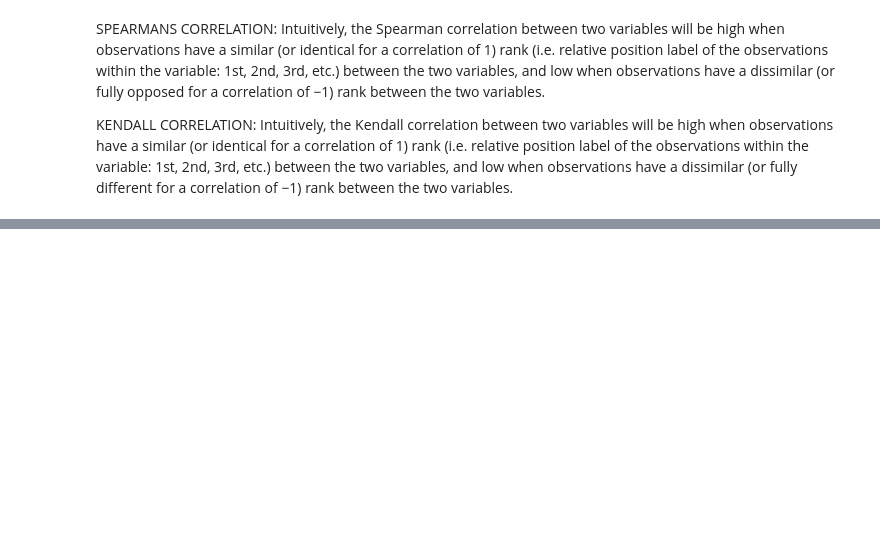
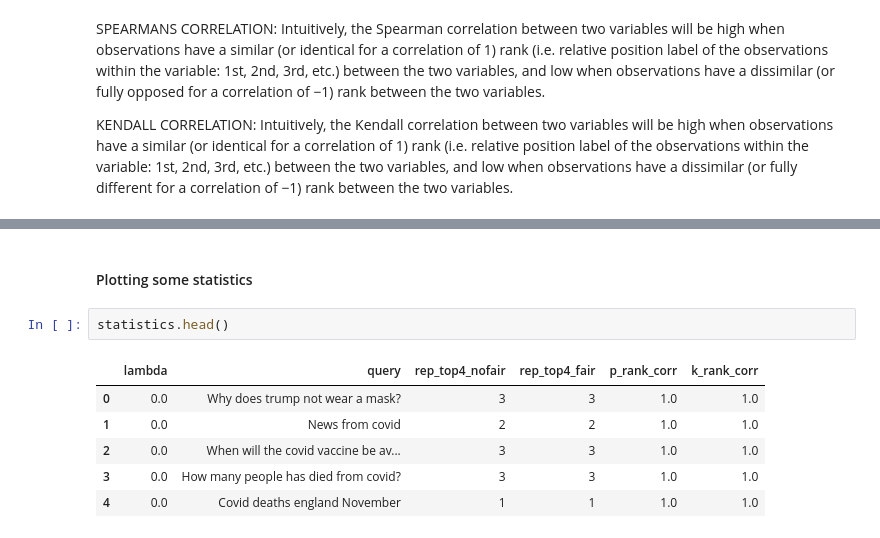
Before and after one commit to EduardVergesFranch/COVID_SEARCHENGINE, a Jupyter notebook: notebook/RQ2_OutputDiversification.ipynb, the cells around one changed output, grey strips where cells are left out. Saved outputs shown, nothing was run; the diff lists cells and outputs as text; blank space fills up the shorter version.

```diff
--- a/notebook/RQ2_OutputDiversification.ipynb
+++ b/notebook/RQ2_OutputDiversification.ipynb
@@ -582,0 +589,11 @@ Kendalls Rank Correlation -0.07 and p_value 0.86.
+# %% [markdown]
+#### Plotting some statistics
+# %%
+statistics.head()
+# %% [output]
+|  | lambda | query | rep_top4_nofair | rep_top4_fair | p_rank_corr | k_rank_corr |
+| 0 | 0.0 | Why does trump not wear a mask? | 3 | 3 | 1.0 | 1.0 |
+| 1 | 0.0 | News from covid | 2 | 2 | 1.0 | 1.0 |
+| 2 | 0.0 | When will the covid vaccine be av... | 3 | 3 | 1.0 | 1.0 |
+| 3 | 0.0 | How many people has died from covid? | 3 | 3 | 1.0 | 1.0 |
+| 4 | 0.0 | Covid deaths england November | 1 | 1 | 1.0 | 1.0 |
```
Also changed, not shown: parts of 13 cells of this notebook, 4 other files.
